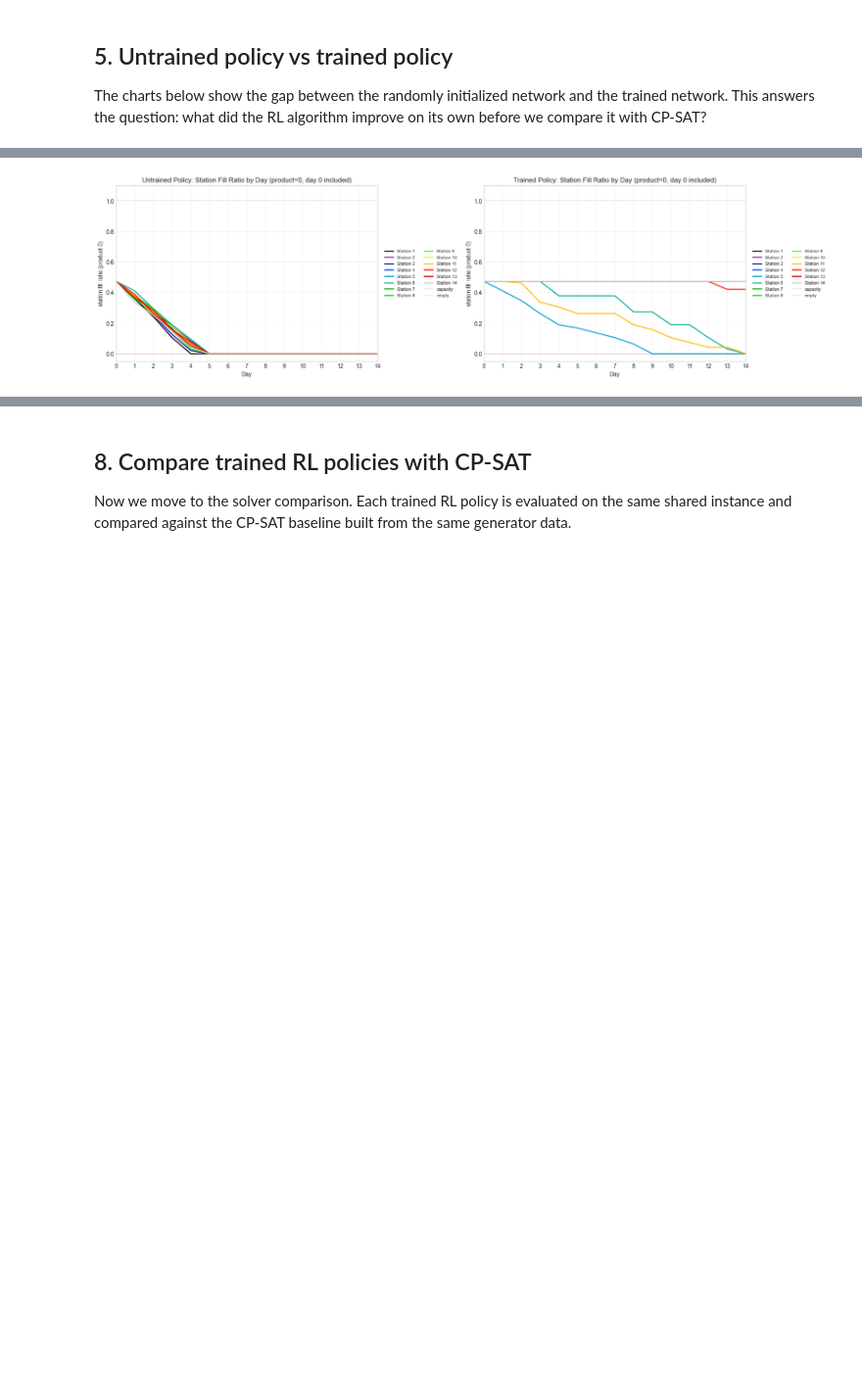
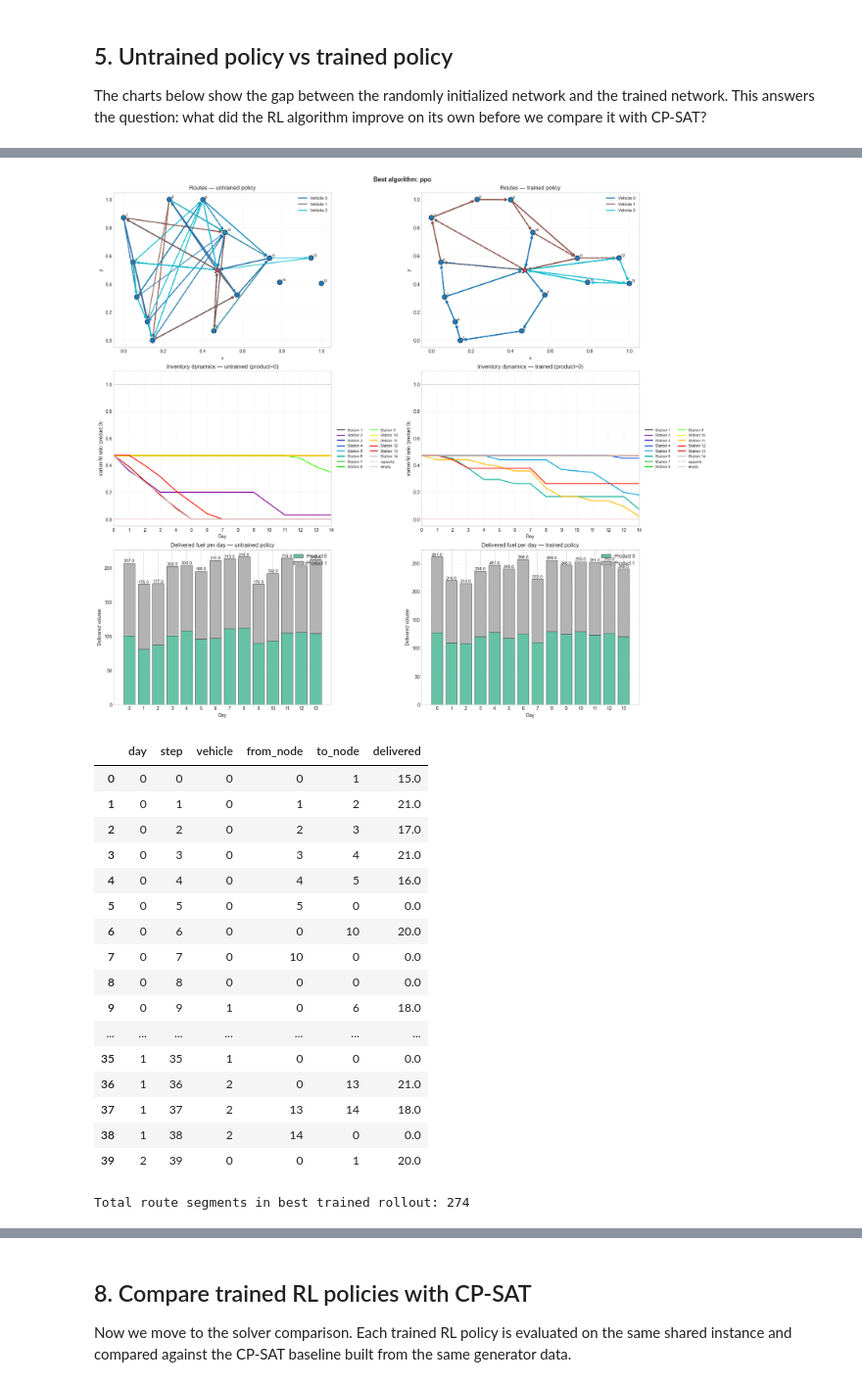
Before and after one commit to RuslanKozlyak/PSRP_D3PO, a Jupyter notebook: notebooks/00_quickstart.ipynb, the cells around one changed output, grey strips where cells are left out. Shown at 98% size. Saved outputs shown, nothing was run; the diff lists cells and outputs as text; code cells hidden in the pictures; blank space fills up the shorter version.

```diff
--- a/notebooks/00_quickstart.ipynb
+++ b/notebooks/00_quickstart.ipynb
@@ -334,19 +337,48 @@ plt.show()
 # %%
-fig, axes = plt.subplots(1, 2, figsize=(18, 5), constrained_layout=True)
+fig, axes = plt.subplots(3, 2, figsize=(18, 16), constrained_layout=True)
+
+plot_route_map(best_env, best_untrained_episode, ax=axes[0, 0])
+axes[0, 0].set_title("Routes — untrained policy")
+plot_route_map(best_env, best_trained_episode, ax=axes[0, 1])
+axes[0, 1].set_title("Routes — trained policy")
+
 plot_inventory_dynamics(
-    best_env,
-    best_untrained_episode,
-    ax=axes[0],
-    product=TRACKED_PRODUCT,
-    title=f"Untrained Policy: Station Fill Ratio by Day (product={TRACKED_PRODUCT}, day 0 included)",
+    best_env, best_untrained_episode, ax=axes[1, 0], product=TRACKED_PRODUCT,
+    title=f"Inventory dynamics — untrained (product={TRACKED_PRODUCT})",
 )
 plot_inventory_dynamics(
-    best_env,
-    best_trained_episode,
-    ax=axes[1],
-    product=TRACKED_PRODUCT,
-    title=f"Trained Policy: Station Fill Ratio by Day (product={TRACKED_PRODUCT}, day 0 included)",
+    best_env, best_trained_episode, ax=axes[1, 1], product=TRACKED_PRODUCT,
+    title=f"Inventory dynamics — trained (product={TRACKED_PRODUCT})",
 )
+
+plot_daily_delivered(best_env, best_untrained_episode, ax=axes[2, 0])
+axes[2, 0].set_title("Delivered fuel per day — untrained policy")
+plot_daily_delivered(best_env, best_trained_episode, ax=axes[2, 1])
+axes[2, 1].set_title("Delivered fuel per day — trained policy")
+
+fig.suptitle(f"Best algorithm: {best_algorithm}", fontsize=13, fontweight="bold")
 plt.show()
+
+trained_routes = daily_route_frame(best_trained_episode)
+display(trained_routes.head(40))
+print(f"Total route segments in best trained rollout: {len(trained_routes)}")
 # %% [output]
-[figure, old version]
+[figure, new version]
+|  | day | step | vehicle | from_node | to_node | delivered |
+| 0 | 0 | 0 | 0 | 0 | 1 | 15.0 |
+| 1 | 0 | 1 | 0 | 1 | 2 | 21.0 |
+| 2 | 0 | 2 | 0 | 2 | 3 | 17.0 |
+| 3 | 0 | 3 | 0 | 3 | 4 | 21.0 |
+| 4 | 0 | 4 | 0 | 4 | 5 | 16.0 |
+| 5 | 0 | 5 | 0 | 5 | 0 | 0.0 |
+| 6 | 0 | 6 | 0 | 0 | 10 | 20.0 |
+| 7 | 0 | 7 | 0 | 10 | 0 | 0.0 |
+| 8 | 0 | 8 | 0 | 0 | 0 | 0.0 |
+| 9 | 0 | 9 | 1 | 0 | 6 | 18.0 |
+| ... | ... | ... | ... | ... | ... | ... |
+| 35 | 1 | 35 | 1 | 0 | 0 | 0.0 |
+| 36 | 1 | 36 | 2 | 0 | 13 | 21.0 |
+| 37 | 1 | 37 | 2 | 13 | 14 | 18.0 |
+| 38 | 1 | 38 | 2 | 14 | 0 | 0.0 |
+| 39 | 2 | 39 | 0 | 0 | 1 | 20.0 |
+Total route segments in best trained rollout: 274
```
Also changed, not shown: parts of 13 cells of this notebook, 5 other files.
